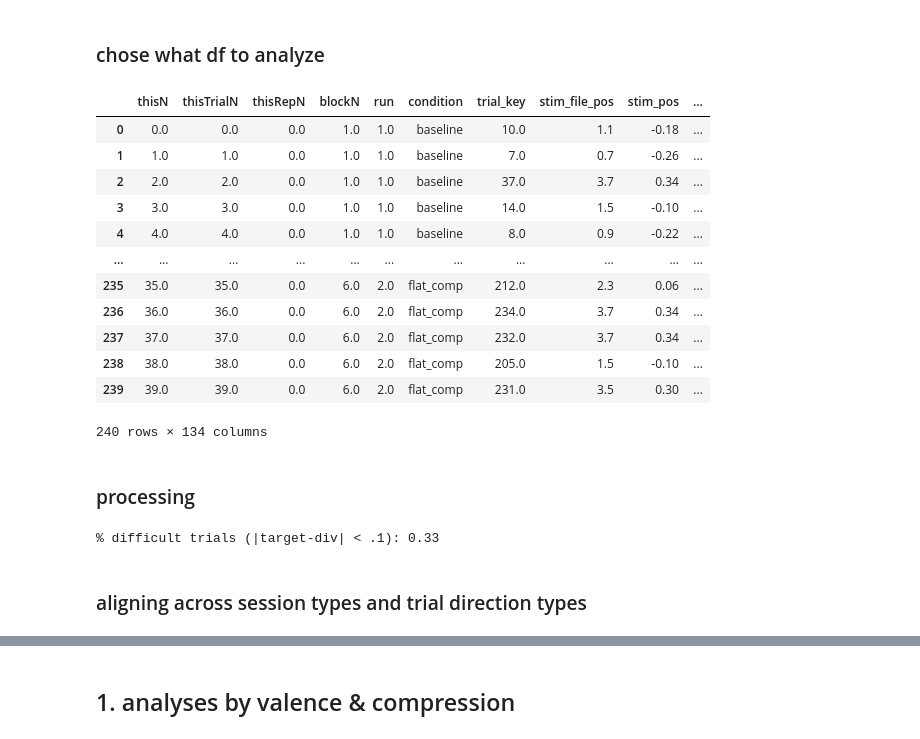
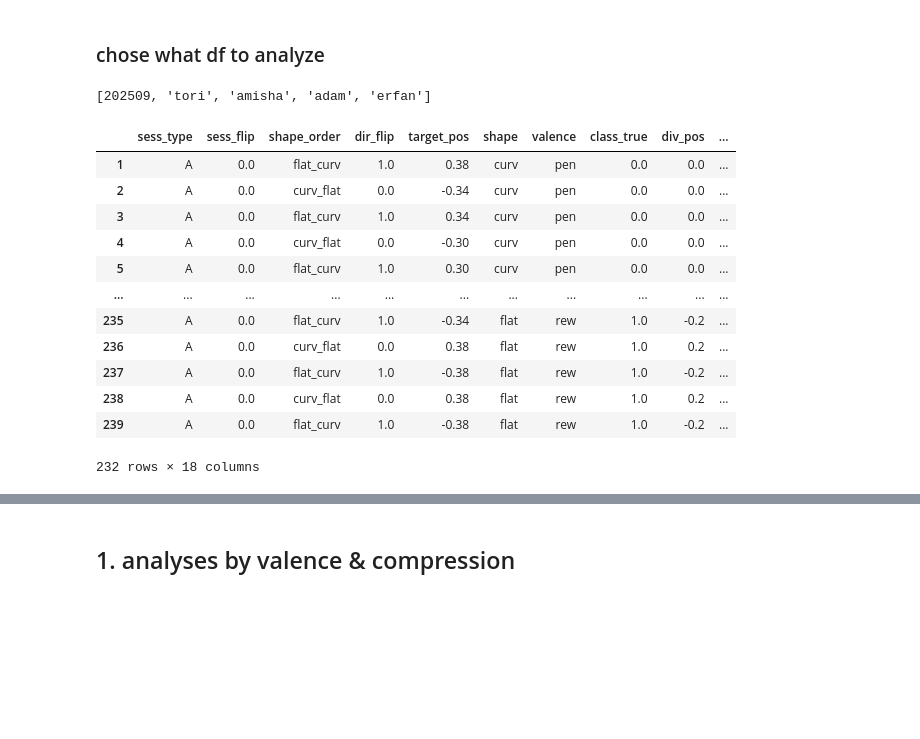
Before and after one commit to siyer7/asymmetry_design, a Jupyter notebook: code/beh_analyses.ipynb, the cells around one changed output, grey strips where cells are left out. Saved outputs shown, nothing was run; the diff lists cells and outputs as text; code cells hidden in the pictures; blank space fills up the shorter version.

```diff
--- a/code/beh_analyses.ipynb
+++ b/code/beh_analyses.ipynb
@@ -28,44 +184,22 @@ df_subjs
 # %% [markdown]
 ### chose what df to analyze
 # %%
+print(subjs)
 subj = subjs[0]
-df_analysis = df_subjs[df_subjs['subj'] == 202509.0].copy()
-df_analysis
+df_analysis = df_subjs[df_subjs['subj'] == subj].copy()
+df_analysis[disp_cols]
 # %% [output]
+[202509, 'tori', 'amisha', 'adam', 'erfan']
-|  | thisN | thisTrialN | thisRepN | blockN | run | condition | trial_key | stim_file_pos | stim_pos | ... |
-| 0 | 0.0 | 0.0 | 0.0 | 1.0 | 1.0 | baseline | 10.0 | 1.1 | -0.18 | ... |
-| 1 | 1.0 | 1.0 | 0.0 | 1.0 | 1.0 | baseline | 7.0 | 0.7 | -0.26 | ... |
-| 2 | 2.0 | 2.0 | 0.0 | 1.0 | 1.0 | baseline | 37.0 | 3.7 | 0.34 | ... |
-| 3 | 3.0 | 3.0 | 0.0 | 1.0 | 1.0 | baseline | 14.0 | 1.5 | -0.10 | ... |
-| 4 | 4.0 | 4.0 | 0.0 | 1.0 | 1.0 | baseline | 8.0 | 0.9 | -0.22 | ... |
+|  | sess_type | sess_flip | shape_order | dir_flip | target_pos | shape | valence | class_true | div_pos | ... |
+| 1 | A | 0.0 | flat_curv | 1.0 | 0.38 | curv | pen | 0.0 | 0.0 | ... |
+| 2 | A | 0.0 | curv_flat | 0.0 | -0.34 | curv | pen | 0.0 | 0.0 | ... |
+| 3 | A | 0.0 | flat_curv | 1.0 | 0.34 | curv | pen | 0.0 | 0.0 | ... |
+| 4 | A | 0.0 | curv_flat | 0.0 | -0.30 | curv | pen | 0.0 | 0.0 | ... |
+| 5 | A | 0.0 | flat_curv | 1.0 | 0.30 | curv | pen | 0.0 | 0.0 | ... |
 | ... | ... | ... | ... | ... | ... | ... | ... | ... | ... | ... |
-| 235 | 35.0 | 35.0 | 0.0 | 6.0 | 2.0 | flat_comp | 212.0 | 2.3 | 0.06 | ... |
-| 236 | 36.0 | 36.0 | 0.0 | 6.0 | 2.0 | flat_comp | 234.0 | 3.7 | 0.34 | ... |
-| 237 | 37.0 | 37.0 | 0.0 | 6.0 | 2.0 | flat_comp | 232.0 | 3.7 | 0.34 | ... |
-| 238 | 38.0 | 38.0 | 0.0 | 6.0 | 2.0 | flat_comp | 205.0 | 1.5 | -0.10 | ... |
-| 239 | 39.0 | 39.0 | 0.0 | 6.0 | 2.0 | flat_comp | 231.0 | 3.5 | 0.30 | ... |
+| 235 | A | 0.0 | flat_curv | 1.0 | -0.34 | flat | rew | 1.0 | -0.2 | ... |
+| 236 | A | 0.0 | curv_flat | 0.0 | 0.38 | flat | rew | 1.0 | 0.2 | ... |
+| 237 | A | 0.0 | flat_curv | 1.0 | -0.38 | flat | rew | 1.0 | -0.2 | ... |
+| 238 | A | 0.0 | curv_flat | 0.0 | 0.38 | flat | rew | 1.0 | 0.2 | ... |
+| 239 | A | 0.0 | flat_curv | 1.0 | -0.38 | flat | rew | 1.0 | -0.2 | ... |
-240 rows × 134 columns
+232 rows × 18 columns
-# %% [markdown]
-### processing
-# %%
-# 1. interpret str '[1 2 3]' as list [1, 2, 3]
-for col in ['positions']:
-    if df_analysis.loc[0, col] == str: # ensures you havent already run this
-        df_analysis.loc[:, col] = df_analysis[col].apply(ast.literal_eval) # convert str to list
-
-# # 2. # get dist between target & last position
-# df_analysis['MAE_unnormed'] = abs(df_analysis['target_pos'] - df_analysis['positions'].apply(lambda x: x[-1]))
-# df_analysis['MAE_normed'] = np.where(
-#     ((df_analysis['condition'] == 'pen_comp') & (df_analysis['valence'] == 'pen')) | ((df_analysis['condition'] == 'rew_comp') & (df_analysis['valence'] == 'rew')),
-#     df_analysis['MAE_unnormed']*2,
-#     df_analysis['MAE_unnormed']
-# )
-
-# 3. binary value of difficulty
-df_analysis['difficult'] = (df_analysis['target_pos'] - df_analysis['div_pos']).abs() < 0.1
-print(f'% difficult trials (|target-div| < .1): {df_analysis['difficult'].sum()/
-                             len(df_analysis):.2f}')
-# %% [output]
-% difficult trials (|target-div| < .1): 0.33
-# %% [markdown]
-### aligning across session types and trial direction types
```
Also changed, not shown: parts of 14 cells of this notebook, 1 other file.
